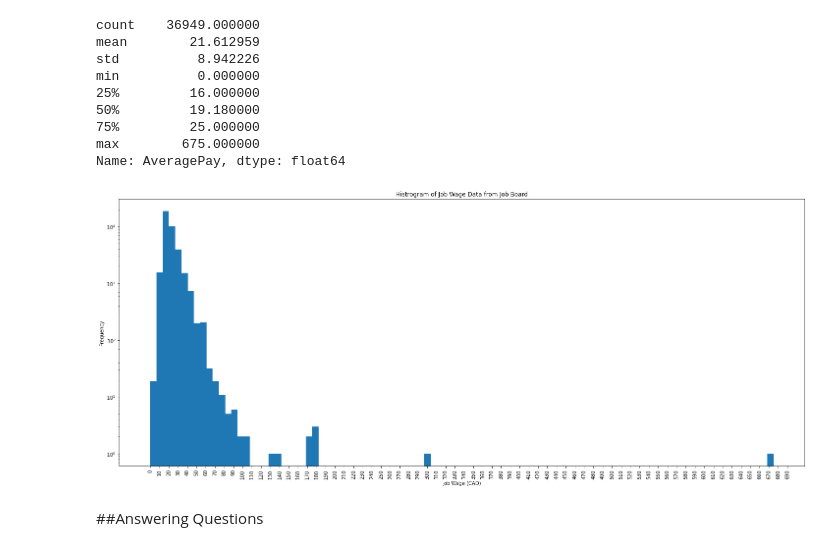
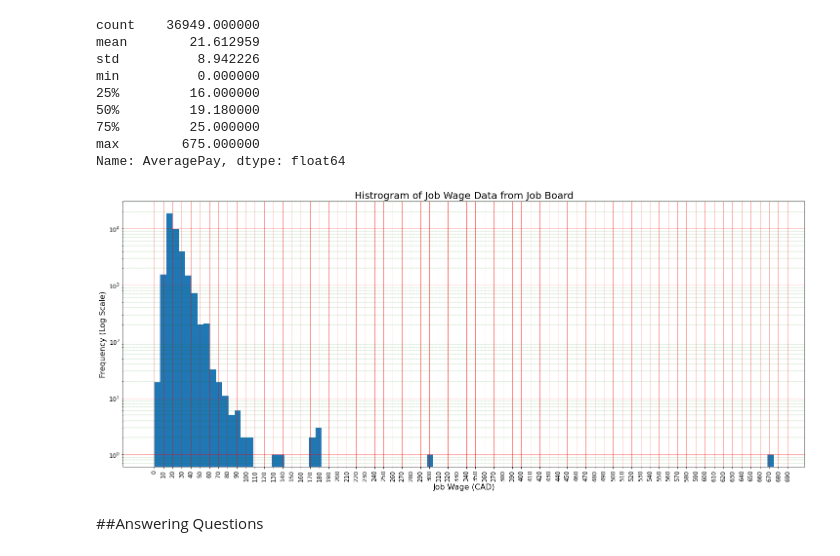
Before and after one commit to ChristopheTran/Canadian-Jobs-Amid-a-Pandemic, a Jupyter notebook: Final_Notebook.ipynb, the cells around one changed output. Saved outputs shown, nothing was run; the diff lists cells and outputs as text; code cells hidden in the pictures.

```diff
--- a/Final_Notebook.ipynb
+++ b/Final_Notebook.ipynb
@@ -172,6 +176,7 @@ jobs_cleaned["AveragePay"] = jobs_cleaned.apply(get_average_pay, axis=1)
 jobs_cleaned["City"] = jobs_cleaned["City"].str.strip("based in ")
 
 jobs_noc_merged = pd.merge(noc_info, jobs_cleaned, on="NocNo", how="inner")
+jobs_noc_merged["JobLevel"] = jobs_noc_merged["JobLevel"].str.strip()
 # %%
 #These are the numbeo datasets
 numbeo.keys()
@@ -228,12 +250,21 @@ max        675.000000
 Name: AveragePay, dtype: float64
 # %%
 ax = jobs_noc_merged["AveragePay"].plot(logy=True,bins=100,kind="hist",figsize=(25,10), xticks=(np.arange(0,700,step=10)))
-plt.setp(ax.get_xticklabels(),rotation = 90)
-plt.xlabel("Job Wage (CAD)")
-plt.title("Histrogram of Job Wage Data from Job Board")
+plt.setp(ax.get_xticklabels(),rotation = 90, fontsize=12)
+plt.setp(ax.get_yticklabels(),fontsize=12)
+plt.xlabel("Job Wage (CAD)",fontsize=16)
+plt.ylabel("Frequency (Log Scale)",fontsize=16)
+plt.title("Histrogram of Job Wage Data from Job Board",fontsize=20)
+plt.grid(b=True, which='major', color='r', linestyle='-', linewidth=0.5)
+plt.grid(b=True, which='minor', color='g', linestyle='--', linewidth=0.3)
+
+#Saving vizulaiztion as PNG and SVG
+plt.savefig('./Images/png/Histrogram of Job Wage Data from Job Board.png',dpi=300,format='png')
+plt.savefig('./Images/svg/Histrogram of Job Wage Data from Job Board.svg', dpi=300,format='svg')
+
 plt.show()
 # %% [output]
-[figure, old version]
+[figure, new version]
 # %% [markdown]
 ##Answering Questions
 # %% [markdown]
```
Also changed, not shown: parts of 36 cells of this notebook, 22 other files.
